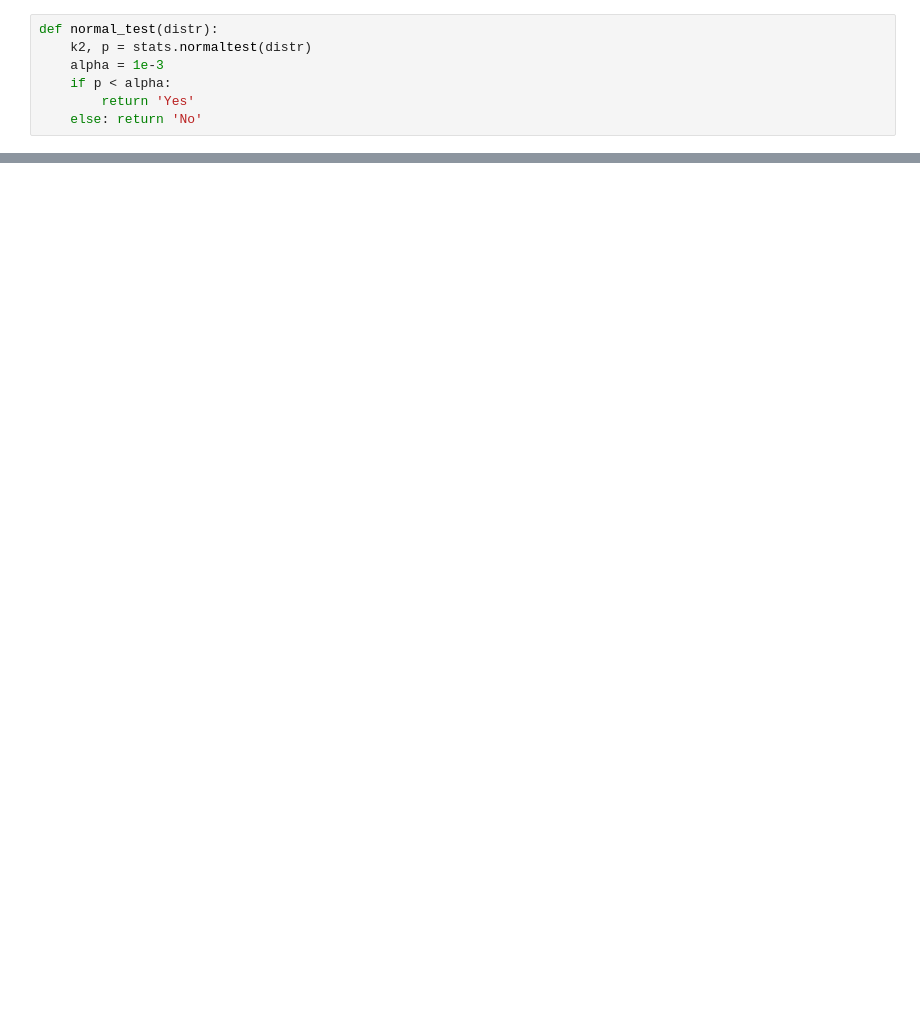
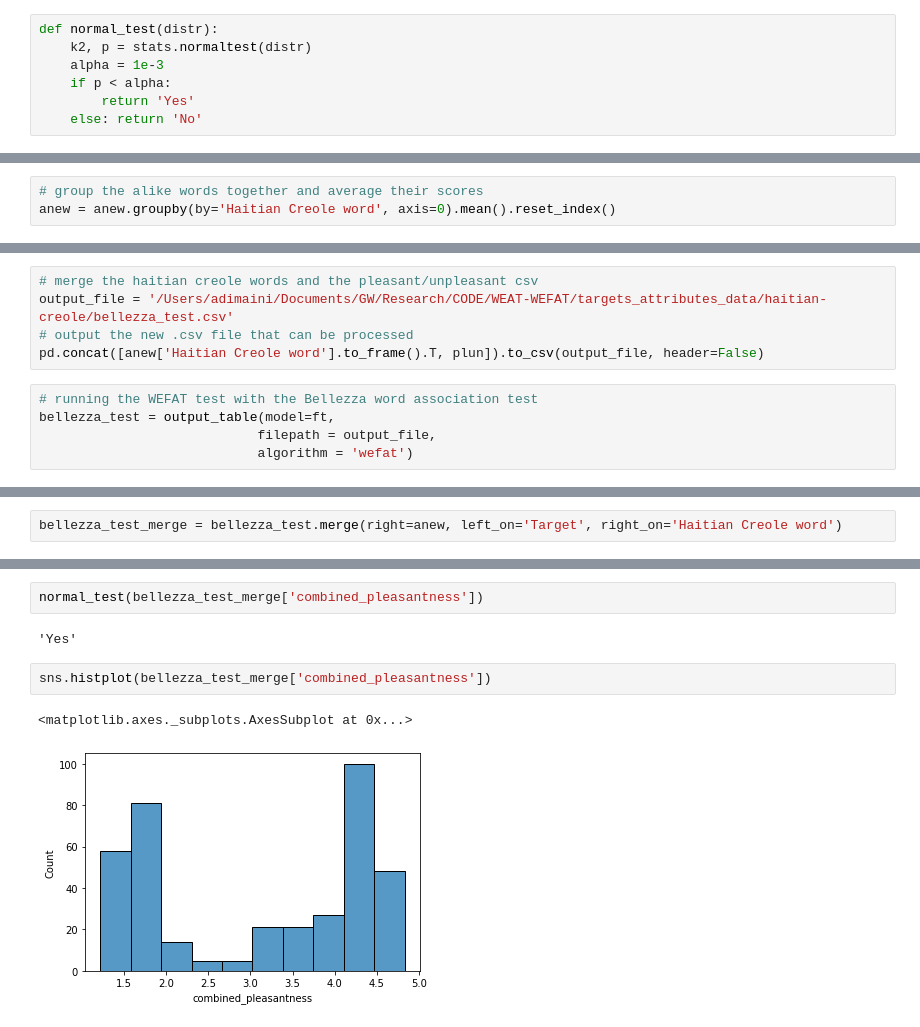
Before and after one commit to adimaini/WEAT-WEFAT, a Jupyter notebook: main.ipynb, the cells around one changed output, grey strips where cells are left out. Saved outputs shown, nothing was run; the diff lists cells and outputs as text; blank space fills up the shorter version.

Commit message:
1. cmu speech transcription text and .wav processing 2. bellezze lexicon word embedding quality tests

```diff
--- a/main.ipynb
+++ b/main.ipynb
@@ -290,0 +234,3 @@ df_personalized_wefat.to_csv('output/wefat_score_personal.csv')
+# %%
+# group the alike words together and average their scores
+anew = anew.groupby(by='Haitian Creole word', axis=0).mean().reset_index()
@@ -290,0 +258,10 @@ df_personalized_wefat.to_csv('output/wefat_score_personal.csv')
+# %%
+# merge the haitian creole words and the pleasant/unpleasant csv
+output_file = '/Users/adimaini/Documents/GW/Research/CODE/WEAT-WEFAT/targets_attributes_data/haitian-creole/bellezza_test.csv'
+# output the new .csv file that can be processed
+pd.concat([anew['Haitian Creole word'].to_frame().T, plun]).to_csv(output_file, header=False)
+# %%
+# running the WEFAT test with the Bellezza word association test
+bellezza_test = output_table(model=ft,
+                            filepath = output_file,
+                            algorithm = 'wefat')
@@ -290,0 +272,2 @@ df_personalized_wefat.to_csv('output/wefat_score_personal.csv')
+# %%
+bellezza_test_merge = bellezza_test.merge(right=anew, left_on='Target', right_on='Haitian Creole word')
@@ -290,0 +298,9 @@ df_personalized_wefat.to_csv('output/wefat_score_personal.csv')
+# %%
+normal_test(bellezza_test_merge['combined_pleasantness'])
+# %% [output]
+'Yes'
+# %%
+sns.histplot(bellezza_test_merge['combined_pleasantness'])
+# %% [output]
+<matplotlib.axes._subplots.AxesSubplot at 0x...>
+[figure, added]
```
Also changed, not shown: parts of 25 cells of this notebook, 2 other files.
